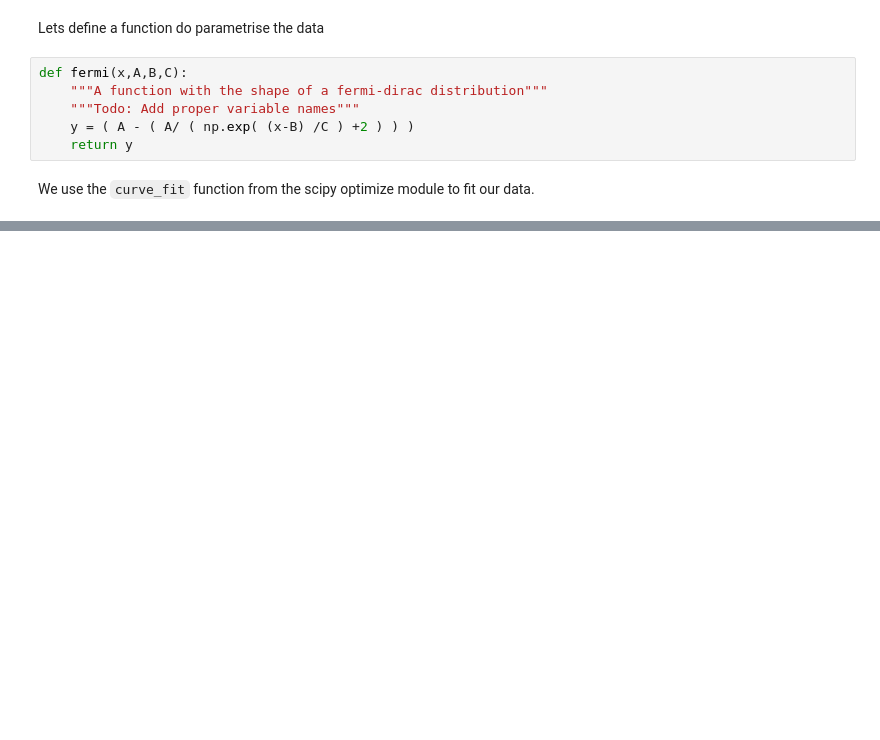
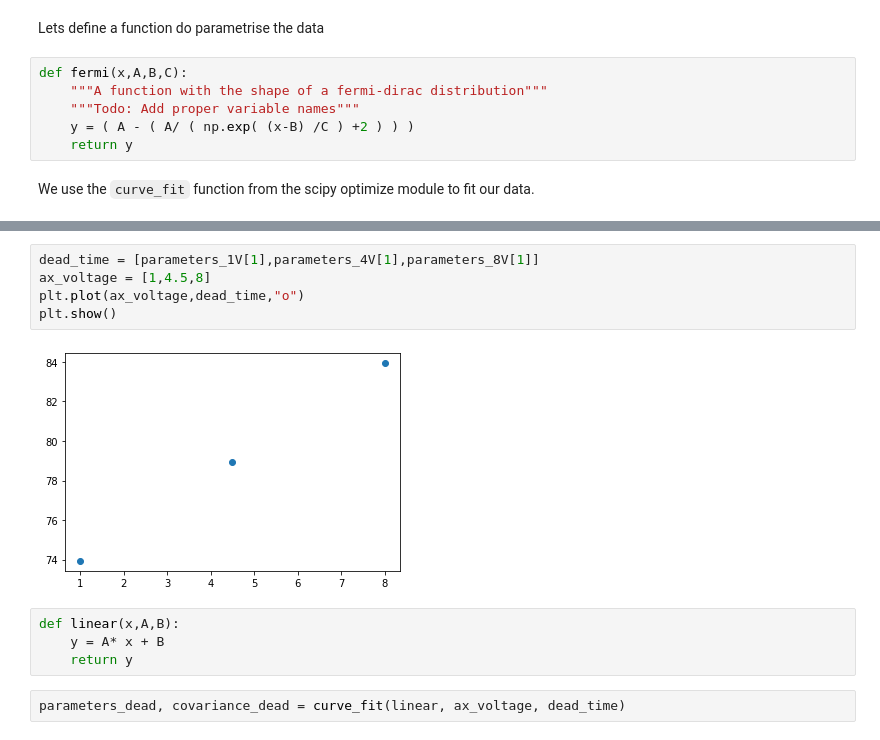
Before and after one commit to hscheid/jupyter_fp_ikf_v4, a Jupyter notebook: Analysis_part3_py.ipynb, the cells around one changed output, grey strips where cells are left out. Drawn from its saved outputs; the diff is of its cells as text; blank space fills up the shorter version.

```diff
--- a/Analysis_part3_py.ipynb
+++ b/Analysis_part3_py.ipynb
@@ -67,0 +133,13 @@ plt.show()
+# %%
+dead_time = [parameters_1V[1],parameters_4V[1],parameters_8V[1]]
+ax_voltage = [1,4.5,8]
+plt.plot(ax_voltage,dead_time,"o")
+plt.show()
+# %% [output]
+[figure, added]
+# %%
+def linear(x,A,B):
+    y = A* x + B
+    return y
+# %%
+parameters_dead, covariance_dead = curve_fit(linear, ax_voltage, dead_time)
```
Also changed, not shown: parts of 20 cells of this notebook.
